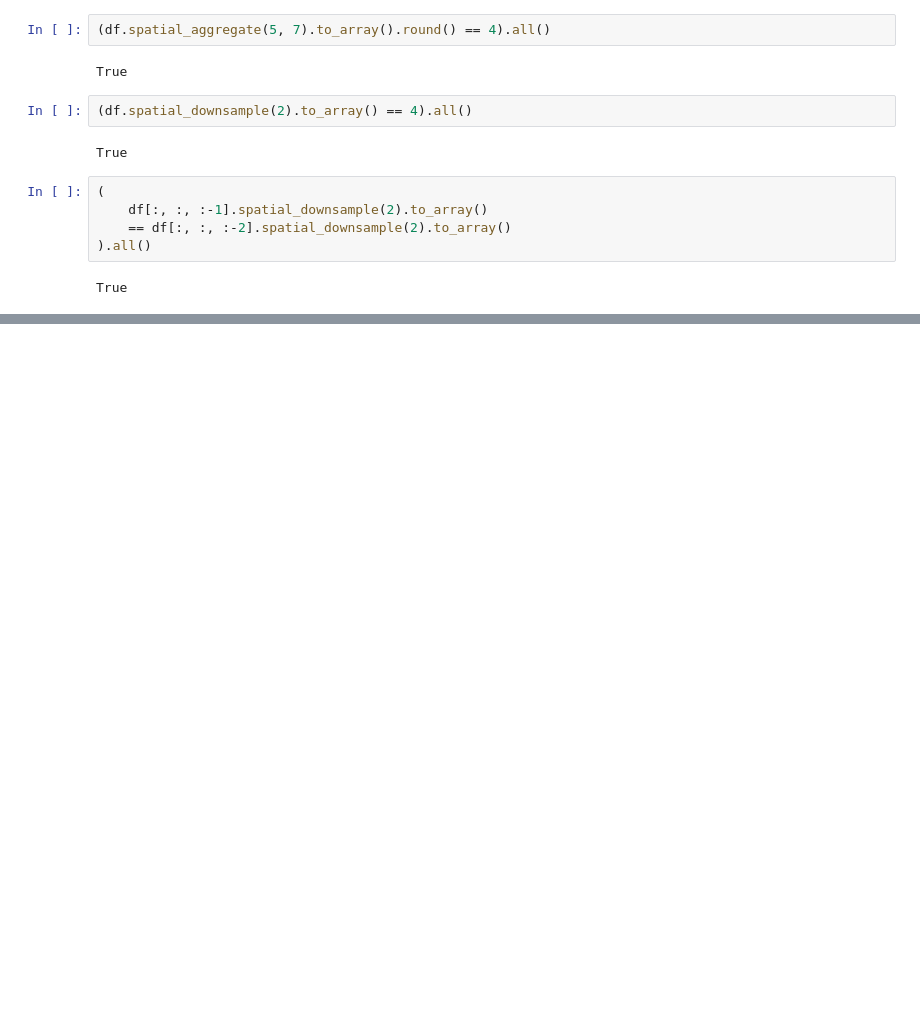
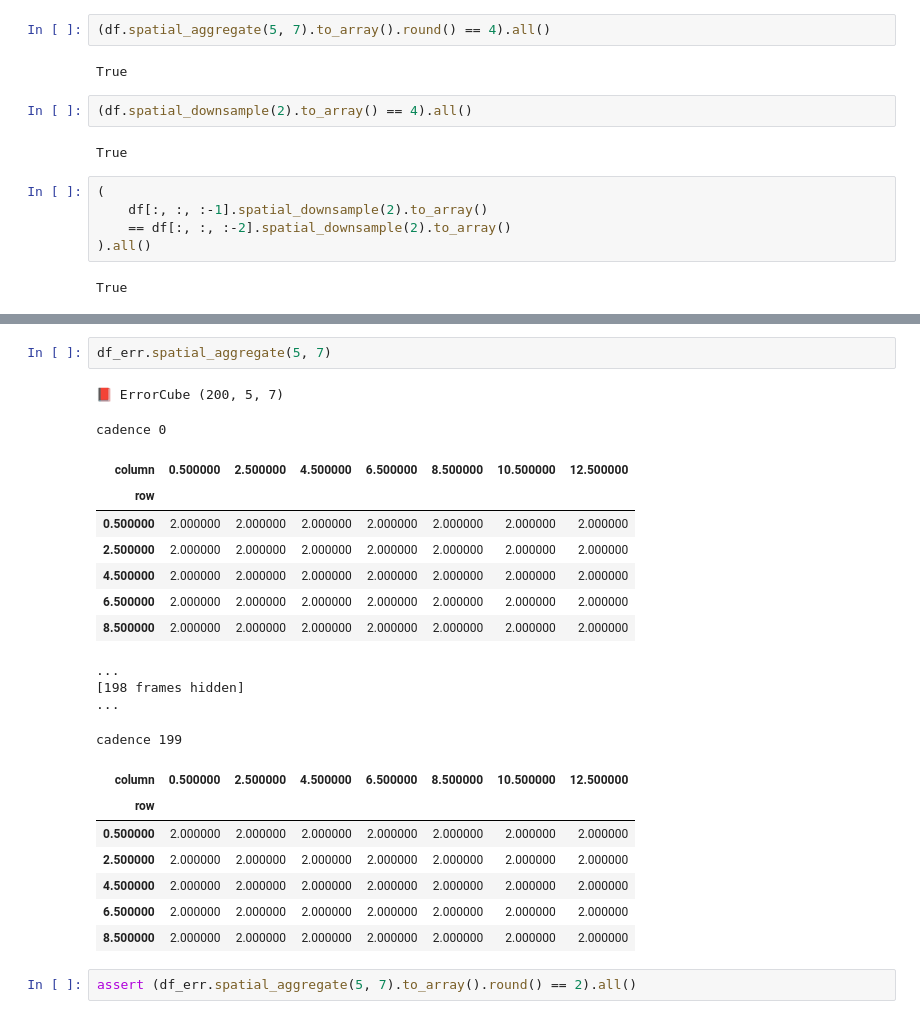
Before and after one commit to lightkurve/lkdata, a Jupyter notebook: demo.ipynb, the cells around one changed output, grey strips where cells are left out. Cells and saved outputs as stored; diff of their text form; blank space fills up the shorter version.

```diff
--- a/demo.ipynb
+++ b/demo.ipynb
@@ -749,0 +882,25 @@ True
+# %%
+df_err.spatial_aggregate(5, 7)
+# %% [output]
+📕 ErrorCube (200, 5, 7)
+cadence 0
+| column | 0.500000 | 2.500000 | 4.500000 | 6.500000 | 8.500000 | 10.500000 | 12.500000 |
+| row |  |  |  |  |  |  |  |
+| 0.500000 | 2.000000 | 2.000000 | 2.000000 | 2.000000 | 2.000000 | 2.000000 | 2.000000 |
+| 2.500000 | 2.000000 | 2.000000 | 2.000000 | 2.000000 | 2.000000 | 2.000000 | 2.000000 |
+| 4.500000 | 2.000000 | 2.000000 | 2.000000 | 2.000000 | 2.000000 | 2.000000 | 2.000000 |
+| 6.500000 | 2.000000 | 2.000000 | 2.000000 | 2.000000 | 2.000000 | 2.000000 | 2.000000 |
+| 8.500000 | 2.000000 | 2.000000 | 2.000000 | 2.000000 | 2.000000 | 2.000000 | 2.000000 |
+...
+[198 frames hidden]
+...
+cadence 199
+| column | 0.500000 | 2.500000 | 4.500000 | 6.500000 | 8.500000 | 10.500000 | 12.500000 |
+| row |  |  |  |  |  |  |  |
+| 0.500000 | 2.000000 | 2.000000 | 2.000000 | 2.000000 | 2.000000 | 2.000000 | 2.000000 |
+| 2.500000 | 2.000000 | 2.000000 | 2.000000 | 2.000000 | 2.000000 | 2.000000 | 2.000000 |
+| 4.500000 | 2.000000 | 2.000000 | 2.000000 | 2.000000 | 2.000000 | 2.000000 | 2.000000 |
+| 6.500000 | 2.000000 | 2.000000 | 2.000000 | 2.000000 | 2.000000 | 2.000000 | 2.000000 |
+| 8.500000 | 2.000000 | 2.000000 | 2.000000 | 2.000000 | 2.000000 | 2.000000 | 2.000000 |
+# %%
+assert (df_err.spatial_aggregate(5, 7).to_array().round() == 2).all()
```
Also changed, not shown: parts of 14 cells of this notebook, 3 other files.
